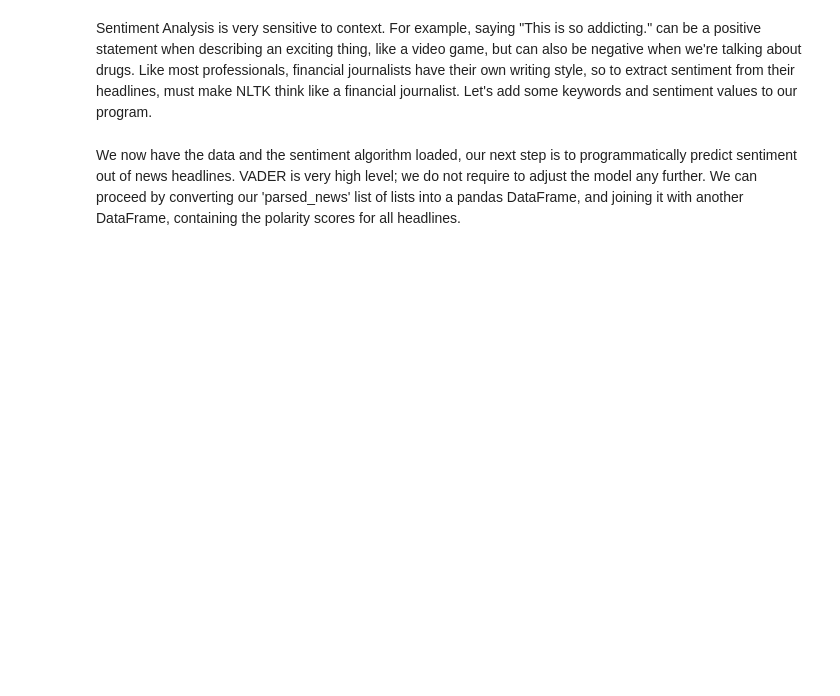
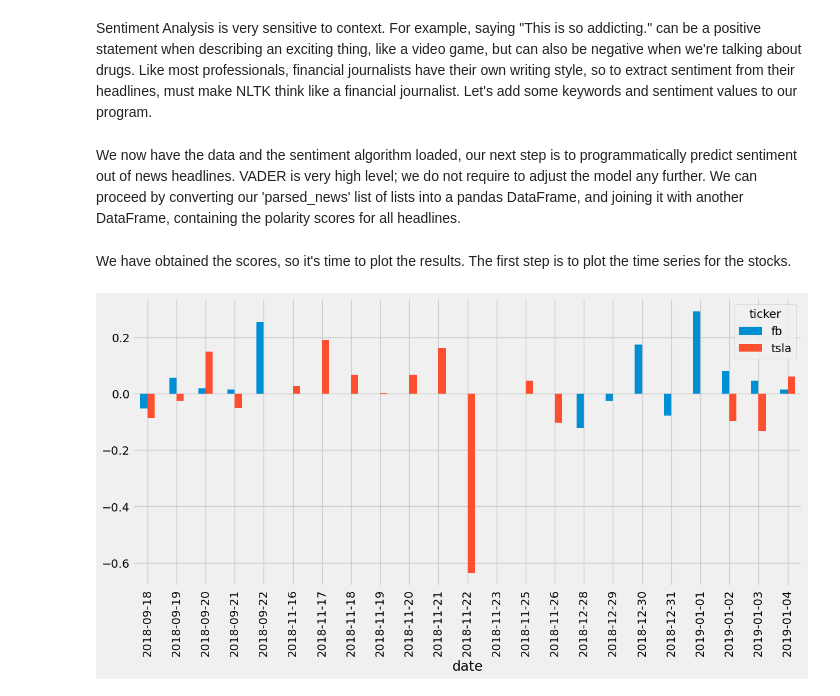
Before and after one commit to danielxu04/stock-sentiment, a Jupyter notebook: notebook.ipynb, the cells around one changed output. Cells and saved outputs as stored; diff of their text form; code cells hidden in the pictures; blank space fills up the shorter version.

Commit message:
plot scores on graph with matplotlib

```diff
--- a/notebook.ipynb
+++ b/notebook.ipynb
@@ -119,3 +119,23 @@ scored_news_df = scored_news_df.join(scores_df)
 
 # convert date column from string to date
 scored_news_df['date'] = pd.to_datetime(scored_news_df.date).dt.date
+# %% [markdown]
+We have obtained the scores, so it's time to plot the results. The first step is to plot the time series for the stocks.
+# %%
+import matplotlib.pyplot as plt
+plt.style.use("fivethirtyeight")
+%matplotlib inline
+
+# calculate the mean
+mean_c = scored_news_df.groupby(['date', 'ticker']).mean()
+
+# Unstack the column ticker
+mean_c = mean_c.unstack('ticker')
+
+# Get the cross-section of compound in the 'columns' axis
+mean_c = mean_c.xs("compound", axis="columns")
+
+# Plot a bar chart with pandas
+mean_c.plot.bar(figsize = (13, 6));
+# %% [output]
+[figure, added]
```
